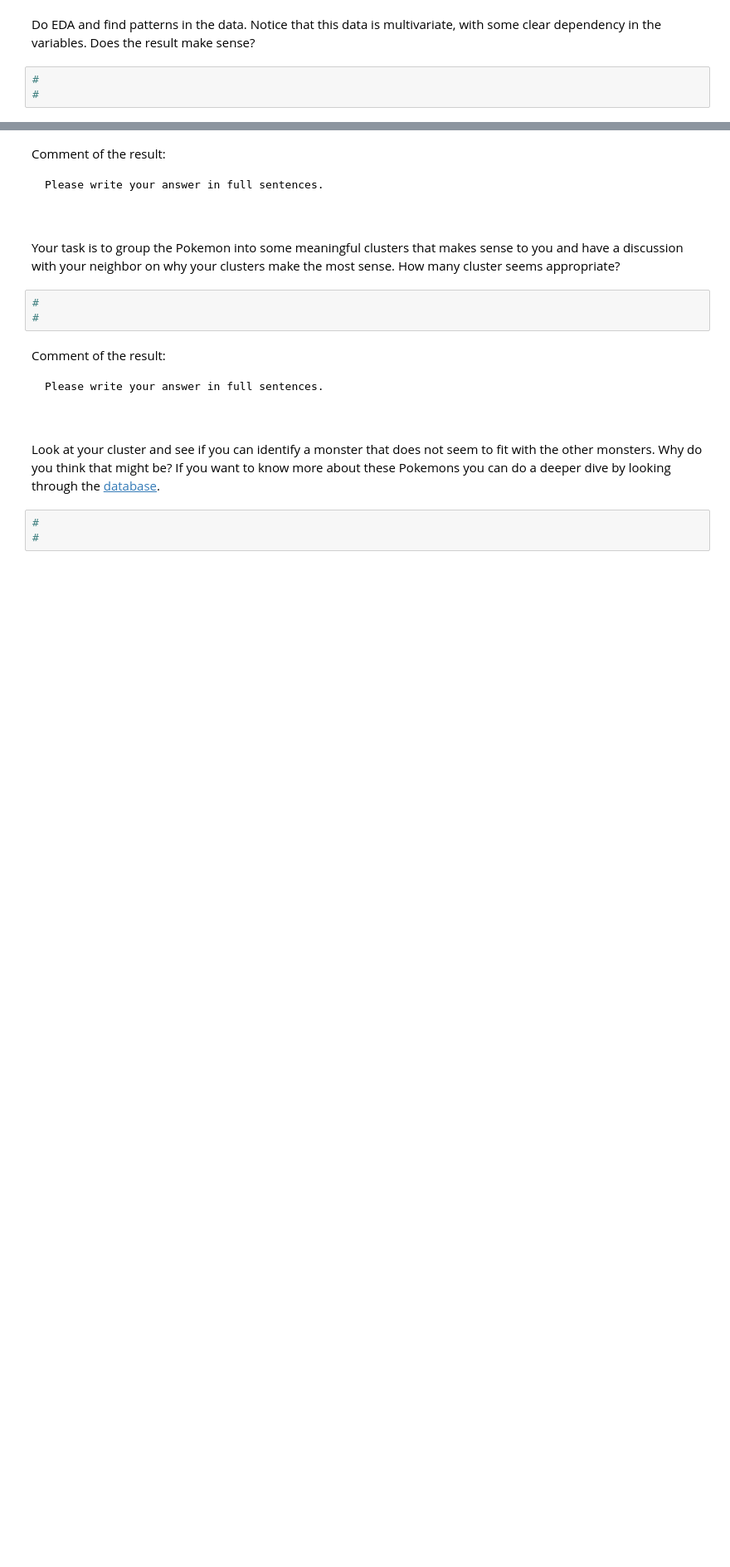
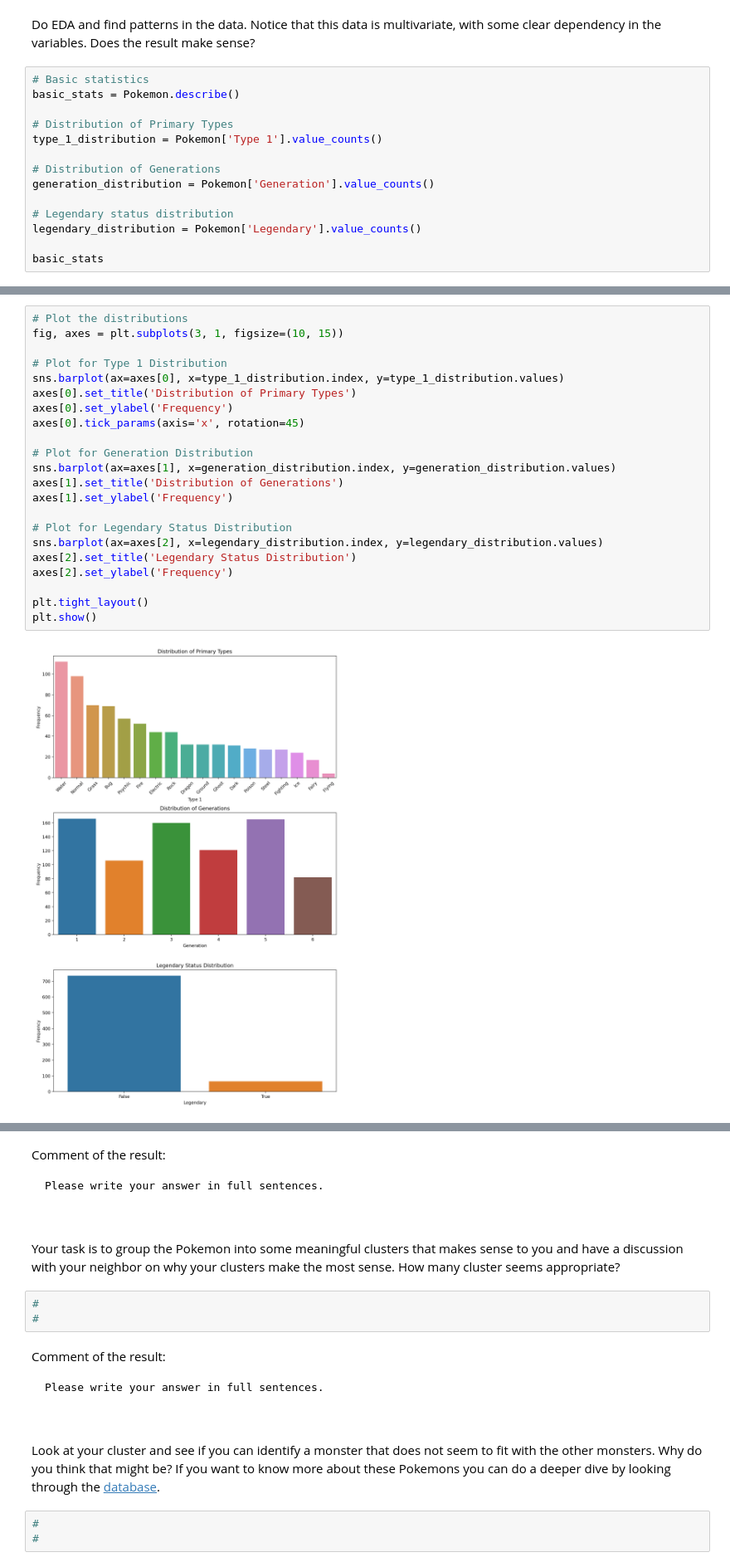
Before and after one commit to BU-MSSP-Classroom/MA679_Spring2024_09_unsupervised-fengyuanshen, a Jupyter notebook: Ch12_Unsupervised_Python.ipynb, the cells around one changed output, grey strips where cells are left out. Shown at 83% size. Cells and saved outputs as stored; diff of their text form; blank space fills up the shorter version.

```diff
--- a/Ch12_Unsupervised_Python.ipynb
+++ b/Ch12_Unsupervised_Python.ipynb
@@ -247,5 +279,16 @@ Pokemon = pd.read_csv('Pokemon.csv')
 # %% [markdown]
 Do EDA and find patterns in the data. Notice that this data is multivariate, with some clear dependency in the variables. Does the result make sense?
 # %%
-#
-#
+# Basic statistics
+basic_stats = Pokemon.describe()
+
+# Distribution of Primary Types
+type_1_distribution = Pokemon['Type 1'].value_counts()
+
+# Distribution of Generations
+generation_distribution = Pokemon['Generation'].value_counts()
+
+# Legendary status distribution
+legendary_distribution = Pokemon['Legendary'].value_counts()
+
+basic_stats
@@ -251,0 +305,24 @@ Do EDA and find patterns in the data. Notice that this data is multivariate, wit
+# %%
+# Plot the distributions
+fig, axes = plt.subplots(3, 1, figsize=(10, 15))
+
+# Plot for Type 1 Distribution
+sns.barplot(ax=axes[0], x=type_1_distribution.index, y=type_1_distribution.values)
+axes[0].set_title('Distribution of Primary Types')
+axes[0].set_ylabel('Frequency')
+axes[0].tick_params(axis='x', rotation=45)
+
+# Plot for Generation Distribution
+sns.barplot(ax=axes[1], x=generation_distribution.index, y=generation_distribution.values)
+axes[1].set_title('Distribution of Generations')
+axes[1].set_ylabel('Frequency')
+
+# Plot for Legendary Status Distribution
+sns.barplot(ax=axes[2], x=legendary_distribution.index, y=legendary_distribution.values)
+axes[2].set_title('Legendary Status Distribution')
+axes[2].set_ylabel('Frequency')
+
+plt.tight_layout()
+plt.show()
+# %% [output]
+[figure, added]
```
Also changed, not shown: parts of 4 cells of this notebook.
